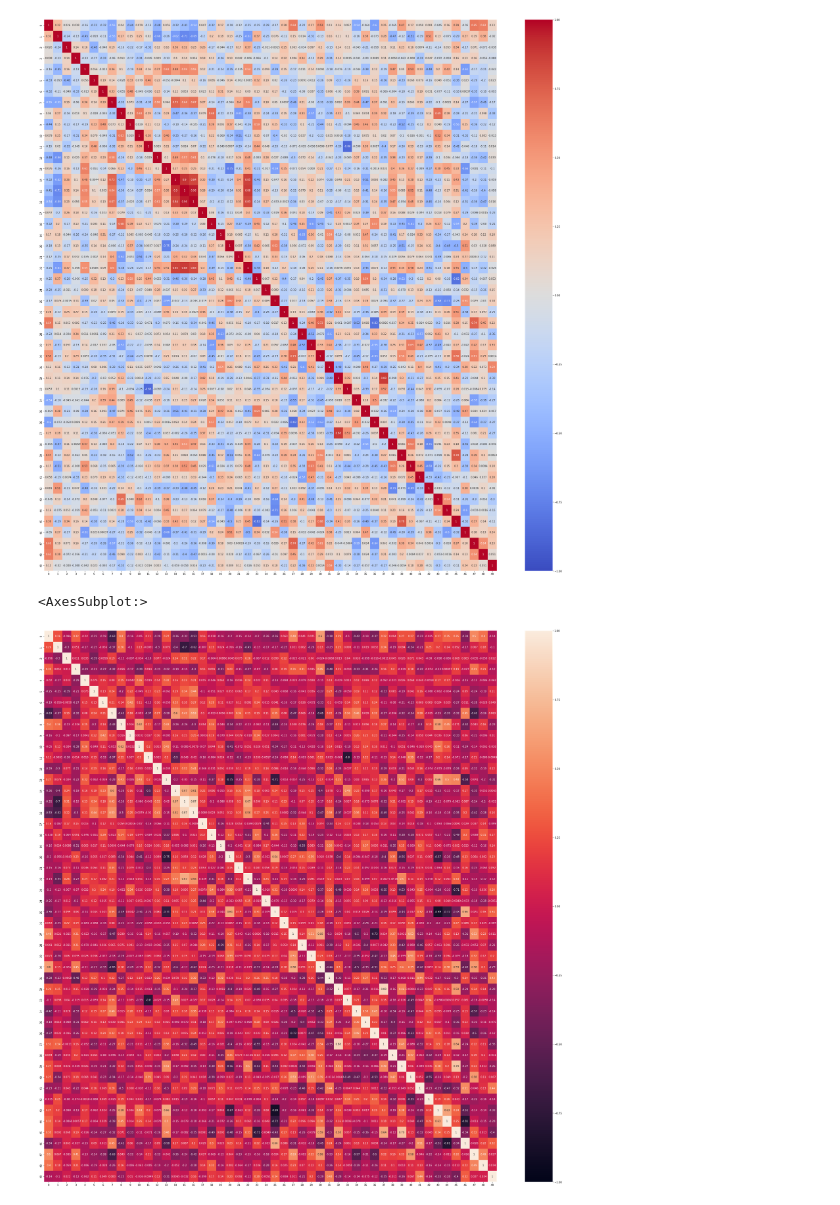
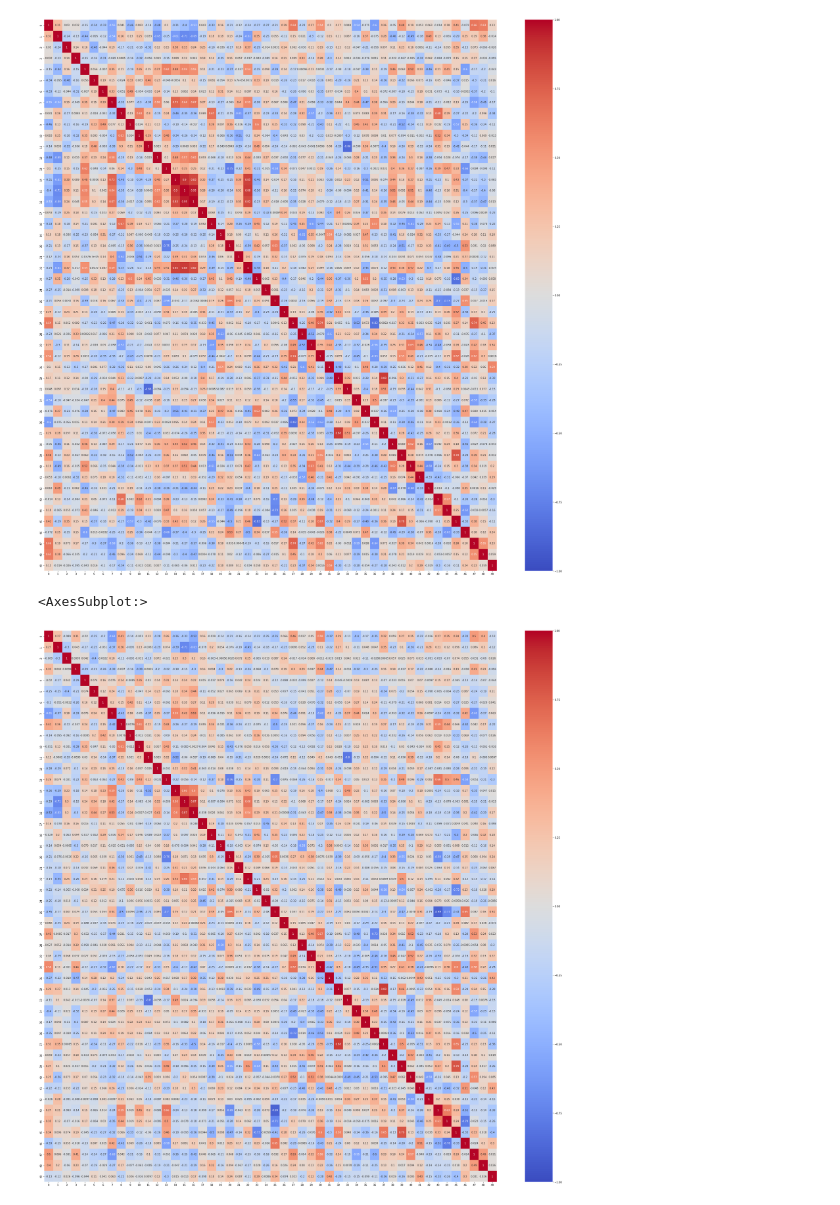
Before and after one commit to stellagerantoni/pragmatikanevronika-, a Jupyter notebook: εγρασια κουσουρης.ipynb, the cells around one changed output. Drawn from its saved outputs; the diff is of its cells as text; code cells hidden in the pictures.

```diff
--- a/εγρασια κουσουρης.ipynb
+++ b/εγρασια κουσουρης.ipynb
@@ -53,9 +56,9 @@ seaborn.heatmap(corrTrain_sig,annot = True, vmin= -1,vmax = 1,cmap = 'coolwarm')
 [figure]
 # %%
 plt.figure(figsize = (40,40))
-seaborn.heatmap(corrTrain_bkg,annot = True, vmin = -1, vmax = 1)
+seaborn.heatmap(corrTrain_bkg,annot = True, vmin = -1, vmax = 1, cmap='coolwarm')
 # %% [output]
 <AxesSubplot:>
-[figure, old version]
+[figure, new version]
 # %%
 #erothma 4
```
Also changed, not shown: parts of 25 cells of this notebook, 3 other files.
